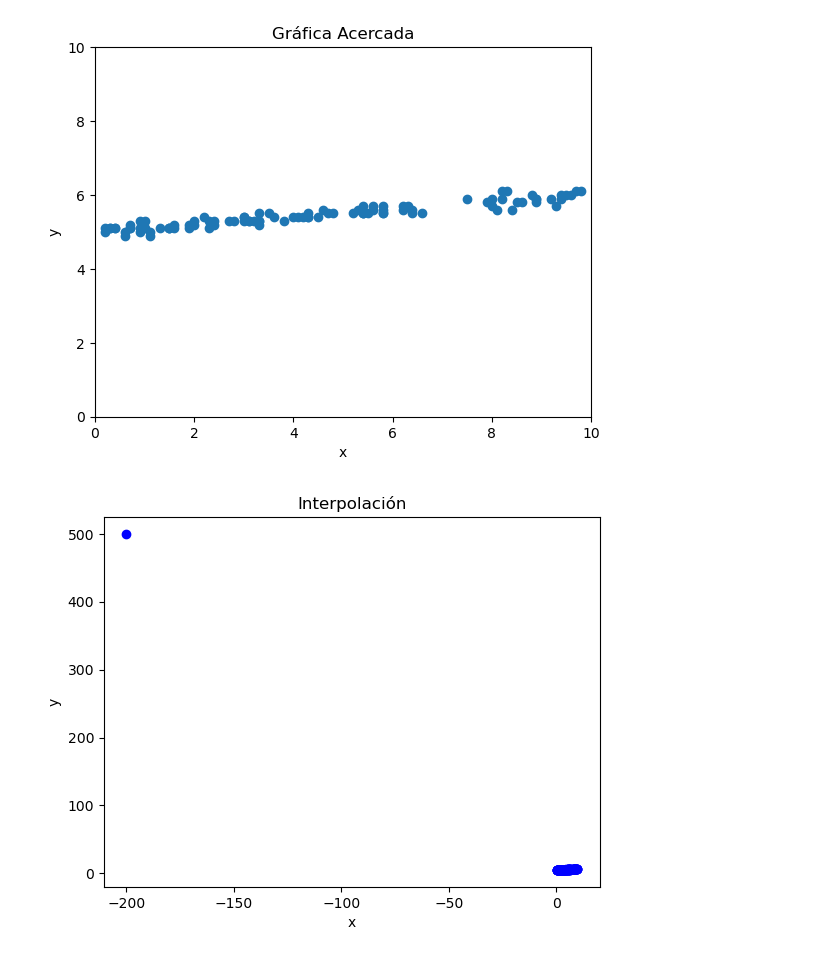
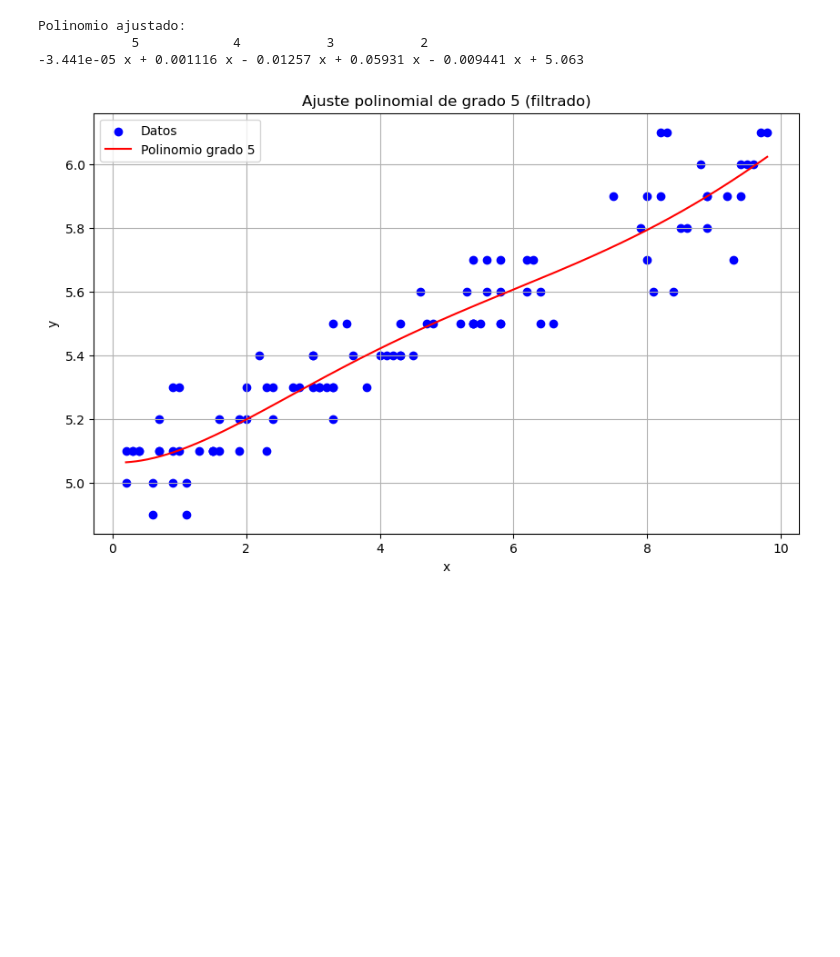
Before and after one commit to Iandres10188/Examen-MN, a Jupyter notebook: Pregunta 9.ipynb, the cells around one changed output. Saved outputs shown, nothing was run; the diff lists cells and outputs as text; code cells hidden in the pictures; blank space fills up the shorter version.

```diff
--- a/Pregunta 9.ipynb
+++ b/Pregunta 9.ipynb
@@ -1,34 +1,49 @@
 # %%
+import numpy as np
 import matplotlib.pyplot as plt
-import numpy as np
 
-xs = [4.1,3.6,3.3,0.2,9.8,9.5,3.2,5.8,0.7,4.2,5.4,6.3,0.3,1.0,9.3,2.4,4.7,8.8,5.2,5.6,4.8,9.7,7.5,0.7,8.2,0.6,2.3,8.4,0.4,1.6,1.5,9.6,6.6,0.9,8.2,5.5,9.4,4.3,6.4,3.3,2.8,3.3,0.9,5.8,4.3,1.0,5.4,8.0,8.6,4.0,8.9,3.0,9.2,3.3,8.9,2.3,1.9,3.5,4.3,5.8,8.9,0.7,5.8,6.2,2.4,1.5,0.2,3.1,6.2,4.5,3.1,1.3,2.0,-200.0,0.4,5.4,4.6,0.6,1.6,1.9,2.2,6.4,1.1,7.9,8.1,3.8,1.1,3.0,5.6,5.4,0.3,8.3,8.5,5.3,1.5,0.9,2.7,3.0,8.0,2.0,9.4]
+x = np.array([
+    4.1, 3.6, 3.3, 0.2, 9.8, 9.5, 3.2, 5.8, 0.7, 4.2, 5.4, 6.3, 0.3, 1.0, 9.3, 2.4, 4.7, 8.8,
+    5.2, 5.6, 4.8, 9.7, 7.5, 0.7, 8.2, 0.6, 2.3, 8.4, 0.4, 1.6, 1.5, 9.6, 6.6, 0.9, 8.2, 5.5,
+    9.4, 4.3, 6.4, 3.3, 2.8, 3.3, 0.9, 5.8, 4.3, 1.0, 5.4, 8.0, 8.6, 4.0, 8.9, 3.0, 9.2, 3.3,
+    8.9, 2.3, 1.9, 3.5, 4.3, 5.8, 8.9, 0.7, 5.8, 6.2, 2.4, 1.5, 0.2, 3.1, 6.2, 4.5, 3.1, 1.3,
+    2.0, -200.0, 0.4, 5.4, 4.6, 0.6, 1.6, 1.9, 2.2, 6.4, 1.1, 7.9, 8.1, 3.8, 1.1, 3.0, 5.6, 5.4,
+    0.3, 8.3, 8.5, 5.3, 1.5, 0.9, 2.7, 3.0, 8.0, 2.0, 9.4
+])
+y = np.array([
+    5.4, 5.4, 5.3, 5.0, 6.1, 6.0, 5.3, 5.5, 5.2, 5.4, 5.7, 5.7, 5.1, 5.3, 5.7, 5.2, 5.5, 6.0,
+    5.5, 5.7, 5.5, 6.1, 5.9, 5.1, 5.9, 5.0, 5.3, 5.6, 5.1, 5.1, 5.1, 6.0, 5.5, 5.0, 6.1, 5.5,
+    5.9, 5.4, 5.6, 5.5, 5.3, 5.2, 5.3, 5.7, 5.5, 5.1, 5.5, 5.9, 5.8, 5.4, 5.8, 5.4, 5.9, 5.3,
+    5.9, 5.1, 5.1, 5.5, 5.4, 5.5, 5.9, 5.1, 5.6, 5.7, 5.3, 5.1, 5.1, 5.3, 5.6, 5.4, 5.3, 5.1,
+    5.3, 500.0, 5.1, 5.5, 5.6, 4.9, 5.2, 5.2, 5.4, 5.5, 5.0, 5.8, 5.6, 5.3, 4.9, 5.4, 5.6, 5.5,
+    5.1, 6.1, 5.8, 5.6, 5.1, 5.1, 5.3, 5.3, 5.7, 5.2, 6.0
+])
 
-ys = [5.4,5.4,5.3,5.0,6.1,6.0,5.3,5.5,5.2,5.4,5.7,5.7,5.1,5.3,5.7,5.2,5.5,6.0,5.5,5.7,5.5,6.1,5.9,5.1,5.9,5.0,5.3,5.6,5.1,5.1,5.1,6.0,5.5,5.0,6.1,5.5,5.9,5.4,5.6,5.5,5.3,5.2,5.3,5.7,5.5,5.1,5.5,5.9,5.8,5.4,5.8,5.4,5.9,5.3,5.9,5.1,5.1,5.5,5.4,5.5,5.9,5.1,5.6,5.7,5.3,5.1,5.1,5.3,5.6,5.4,5.3,5.1,5.3,500.0,5.1,5.5,5.6,4.9,5.2,5.2,5.4,5.5,5.0,5.8,5.6,5.3,4.9,5.4,5.6,5.5,5.1,6.1,5.8,5.6,5.1,5.1,5.3,5.3,5.7,5.2,6.0]
-
-#Acercar la gráfica a los puntos de interés
-plt.xlim(0,10)
-plt.ylim(0,10)
-plt.scatter(xs,ys)
-plt.xlabel("x")
-plt.ylabel("y")
-plt.title("Gráfica Acercada")
-plt.show()
-
-#Interpolar los puntos con Polinomio de Lagrange
-from scipy.interpolate import lagrange
-x = np.array(xs)
-y = np.array(ys)
-poly = lagrange(x,y)
-# Graficar el polinomio interpolante
-x_new = np.linspace(min(x), max(x), 100)
-y_new = poly(x_new)
-plt.plot(x_new, y_new, label='Polinomio de Lagrange', color='red')
-plt.scatter(xs, ys, label='Datos Originales', color='blue')
-plt.xlabel("x")
-plt.ylabel("y")
-plt.title("Interpolación")
-plt.show()
+mask = (x > -100) & (y < 100)
+x_clean = x[mask]
+y_clean = y[mask]
-# %% [output]
-[figure, removed]
-[figure, removed]
+# %%
+coef = np.polyfit(x_clean, y_clean, deg=5)
+polinomio = np.poly1d(coef)
+
+print("Polinomio ajustado:")
+print(polinomio)
+# %% [output]
+Polinomio ajustado:
+            5            4           3           2
+-3.441e-05 x + 0.001116 x - 0.01257 x + 0.05931 x - 0.009441 x + 5.063
+# %%
+x_vals = np.linspace(min(x_clean), max(x_clean), 500)
+y_vals = polinomio(x_vals)
+
+plt.figure(figsize=(10, 6))
+plt.scatter(x_clean, y_clean, label='Datos', color='blue')
+plt.plot(x_vals, y_vals, label='Polinomio grado 5', color='red')
+plt.title('Ajuste polinomial de grado 5 (filtrado)')
+plt.xlabel('x')
+plt.ylabel('y')
+plt.grid(True)
+plt.legend()
+plt.show()
+# %% [output]
+[figure, added]
```
